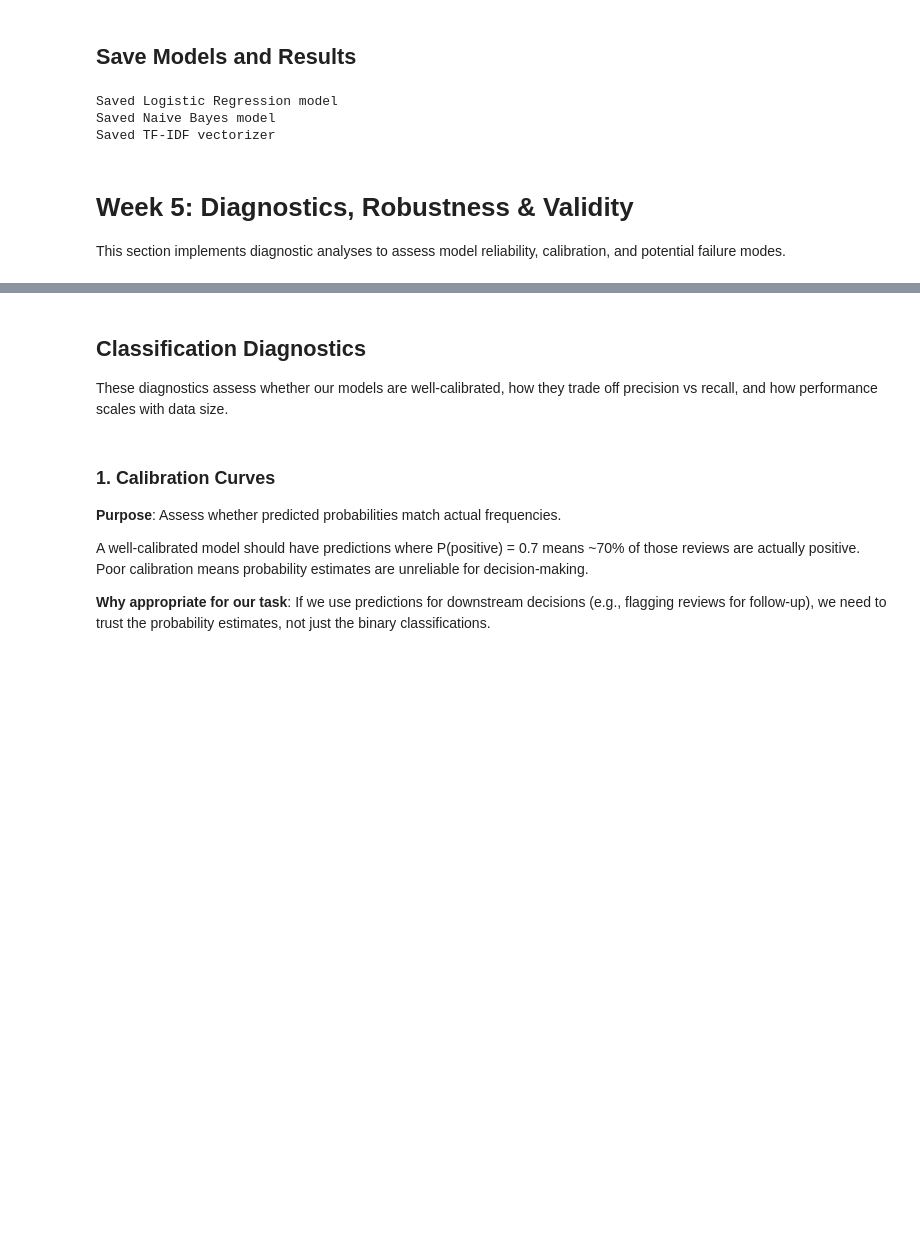
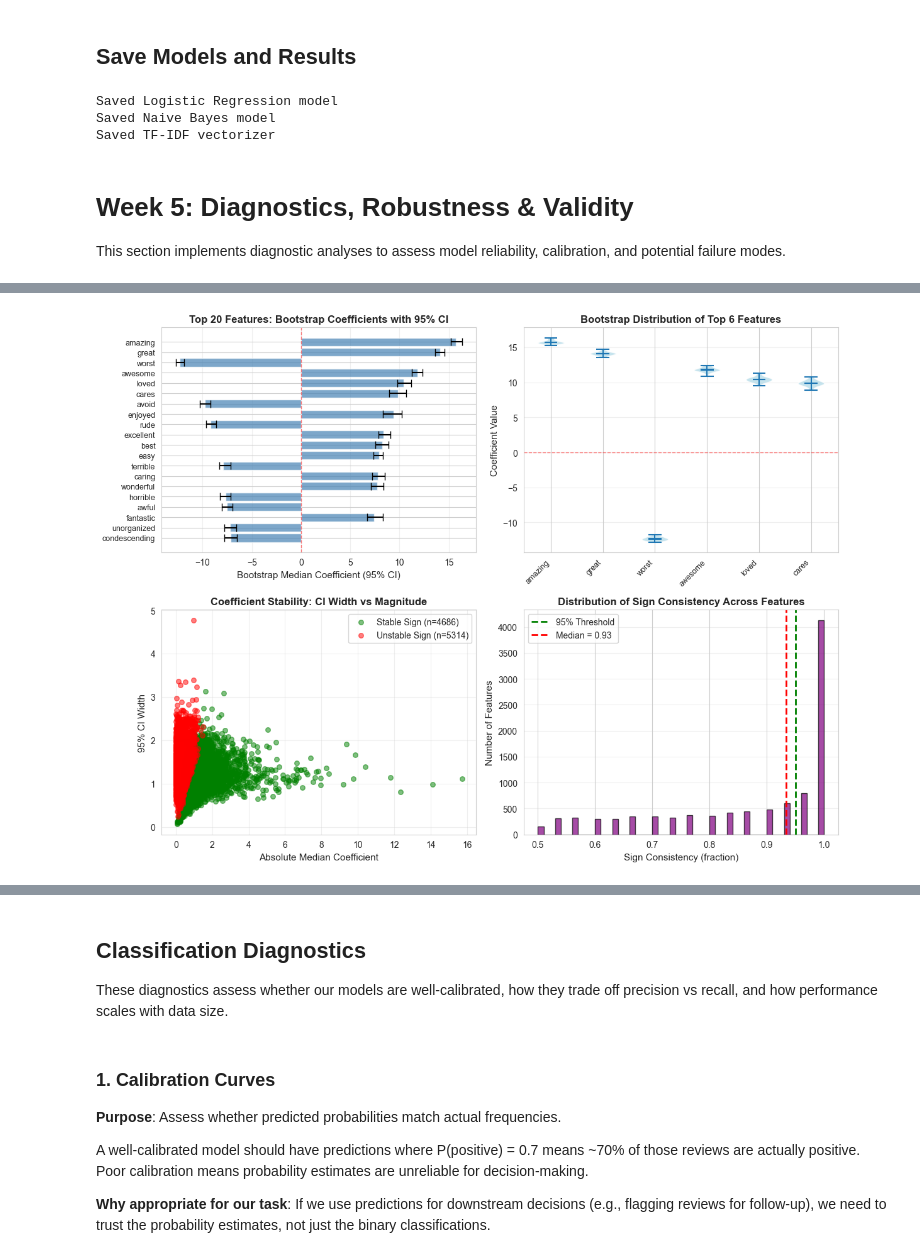
Before and after one commit to 3028Bikalpa/SOSC314_project_Bikki, a Jupyter notebook: Codes/models.ipynb, the cells around one changed output, grey strips where cells are left out. Drawn from its saved outputs; the diff is of its cells as text; code cells hidden in the pictures; blank space fills up the shorter version.

```diff
--- a/Codes/models.ipynb
+++ b/Codes/models.ipynb
@@ -2627,0 +1674,99 @@ This section implements diagnostic analyses to assess model reliability, calibra
+# %%
+import gc
+# Visualize bootstrap coefficient stability
+
+fig, axes = plt.subplots(2, 2, figsize=(12, 9))
+
+# 1. Top features with 95% confidence intervals
+top_20_boot = bootstrap_df.head(20)
+x_pos = np.arange(len(top_20_boot))
+
+# Create error bars from CI
+yerr_lower = top_20_boot['boot_median'] - top_20_boot['ci_lower']
+yerr_upper = top_20_boot['ci_upper'] - top_20_boot['boot_median']
+
+axes[0, 0].barh(x_pos, top_20_boot['boot_median'],
+                xerr=[yerr_lower, yerr_upper],
+                color='steelblue', alpha=0.7, capsize=4)
+axes[0, 0].set_yticks(x_pos)
+axes[0, 0].set_yticklabels(top_20_boot['feature'], fontsize=9)
+axes[0, 0].set_xlabel('Bootstrap Median Coefficient (95% CI)', fontsize=11)
+axes[0, 0].set_title('Top 20 Features: Bootstrap Coefficients with 95% CI',
+                     fontsize=12, fontweight='bold')
+axes[0, 0].axvline(x=0, color='red', linestyle='--', linewidth=1, alpha=0.5)
+axes[0, 0].invert_yaxis()
+axes[0, 0].grid(axis='x', alpha=0.3)
+
+# 2. Distribution of coefficients for top 6 features (violin plot)
+top_6_indices = bootstrap_df.head(6).index
+top_6_names = bootstrap_df.head(6)['feature'].values
+top_6_coefs = bootstrap_coefs[:, top_6_indices]
+
+# Create violin plot
+parts = axes[0, 1].violinplot([top_6_coefs[:, i] for i in range(6)],
+                               positions=range(6),
+                               showmeans=True, showmedians=True)
+
+# Color the violins
+for pc in parts['bodies']:
+    pc.set_facecolor('lightblue')
+    pc.set_alpha(0.7)
+
+axes[0, 1].set_xticks(range(6))
+axes[0, 1].set_xticklabels(top_6_names, rotation=45, ha='right', fontsize=9)
+axes[0, 1].set_ylabel('Coefficient Value', fontsize=11)
+axes[0, 1].set_title('Bootstrap Distribution of Top 6 Features',
+                     fontsize=12, fontweight='bold')
+axes[0, 1].axhline(y=0, color='red', linestyle='--', linewidth=1, alpha=0.5)
+axes[0, 1].grid(axis='y', alpha=0.3)
+
+# 3. CI Width vs Coefficient Magnitude
+stable_boot = bootstrap_df[~bootstrap_df['includes_zero']]
+unstable_boot = bootstrap_df[bootstrap_df['includes_zero']]
+
+axes[1, 0].scatter(stable_boot['abs_boot_median'], stable_boot['ci_width'],
+                   alpha=0.5, s=30, c='green', label=f'Stable Sign (n={len(stable_boot)})')
+axes[1, 0].scatter(unstable_boot['abs_boot_median'], unstable_boot['ci_width'],
+                   alpha=0.5, s=30, c='red', label=f'Unstable Sign (n={len(unstable_boot)})')
+axes[1, 0].set_xlabel('Absolute Median Coefficient', fontsize=11)
+axes[1, 0].set_ylabel('95% CI Width', fontsize=11)
+axes[1, 0].set_title('Coefficient Stability: CI Width vs Magnitude',
+                     fontsize=12, fontweight='bold')
+axes[1, 0].legend(fontsize=10)
+axes[1, 0].grid(alpha=0.3)
+
+# 4. Sign consistency distribution
+axes[1, 1].hist(bootstrap_df['sign_consistency'], bins=50,
+                color='purple', alpha=0.7, edgecolor='black')
+axes[1, 1].axvline(x=0.95, color='green', linestyle='--', linewidth=2,
+                   label='95% Threshold')
+axes[1, 1].axvline(x=bootstrap_df['sign_consistency'].median(), color='red',
+                   linestyle='--', linewidth=2,
+                   label=f'Median = {bootstrap_df["sign_consistency"].median():.2f}')
+axes[1, 1].set_xlabel('Sign Consistency (fraction)', fontsize=11)
+axes[1, 1].set_ylabel('Number of Features', fontsize=11)
+axes[1, 1].set_title('Distribution of Sign Consistency Across Features',
+                     fontsize=12, fontweight='bold')
+axes[1, 1].legend(fontsize=10)
+axes[1, 1].grid(axis='y', alpha=0.3)
+
+plt.tight_layout()
+plt.savefig('../Images/feature_stability_bootstrap.png', dpi=300, bbox_inches='tight')
+plt.show()
+plt.close()  # Free memory
+
+# Summary statistics
+n_stable_sign = len(stable_boot)
+n_unstable_sign = len(unstable_boot)
+high_sign_consistency = len(bootstrap_df[bootstrap_df['sign_consistency'] >= 0.95])
+
+print("\nBootstrap Stability Summary:")
+print(f"  - Features with stable sign (CI excludes 0): {n_stable_sign} ({n_stable_sign/len(bootstrap_df)*100:.1f}%)")
+print(f"  - Features with unstable sign (CI includes 0): {n_unstable_sign} ({n_unstable_sign/len(bootstrap_df)*100:.1f}%)")
+print(f"  - Features with sign consistency ≥ 95%: {high_sign_consistency} ({high_sign_consistency/len(bootstrap_df)*100:.1f}%)")
+print(f"  - Median CI width: {bootstrap_df['ci_width'].median():.4f}")
+
+# Free memory
+gc.collect()
+# %% [output]
+[figure, added]
```
Also changed, not shown: parts of 70 cells of this notebook, 3 other files.
